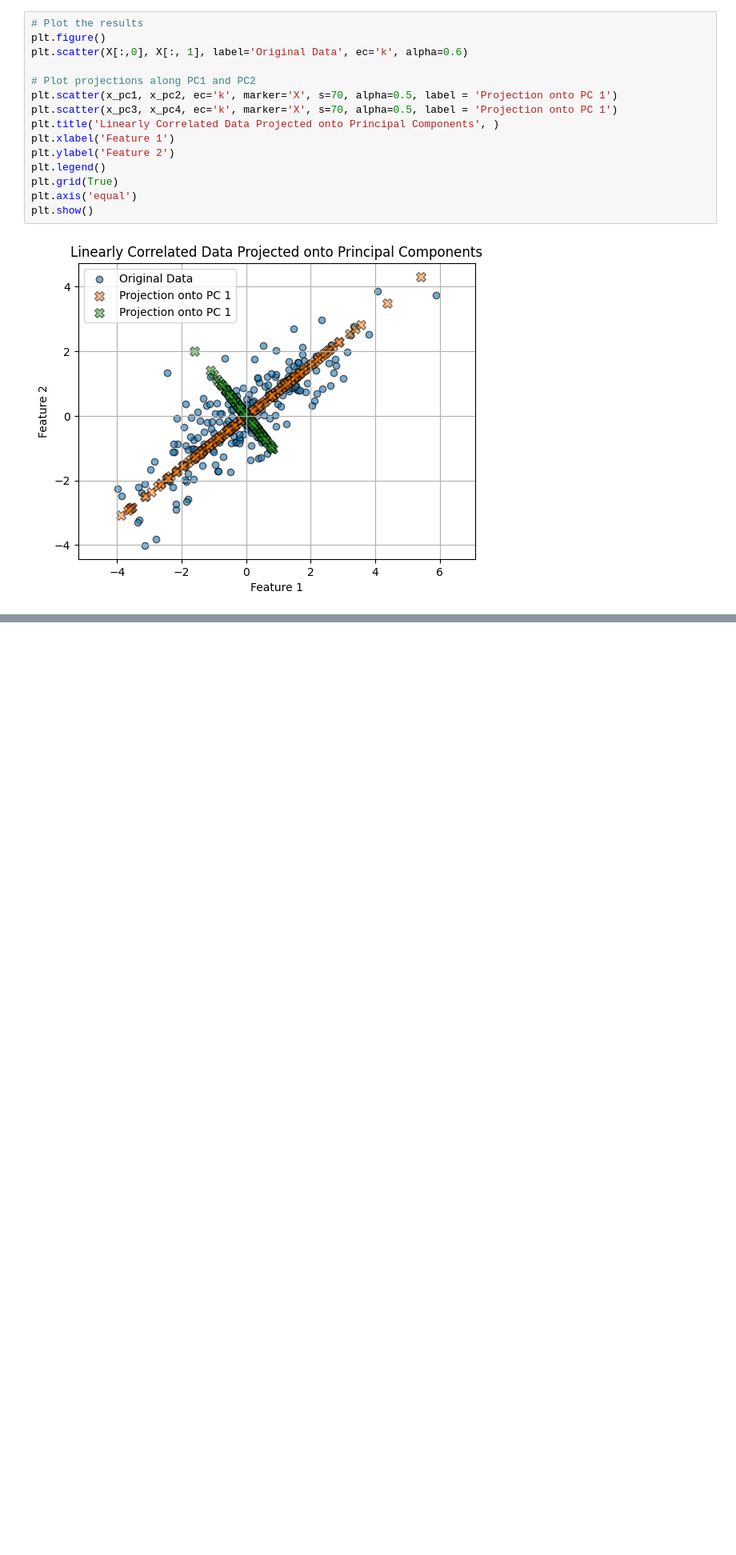
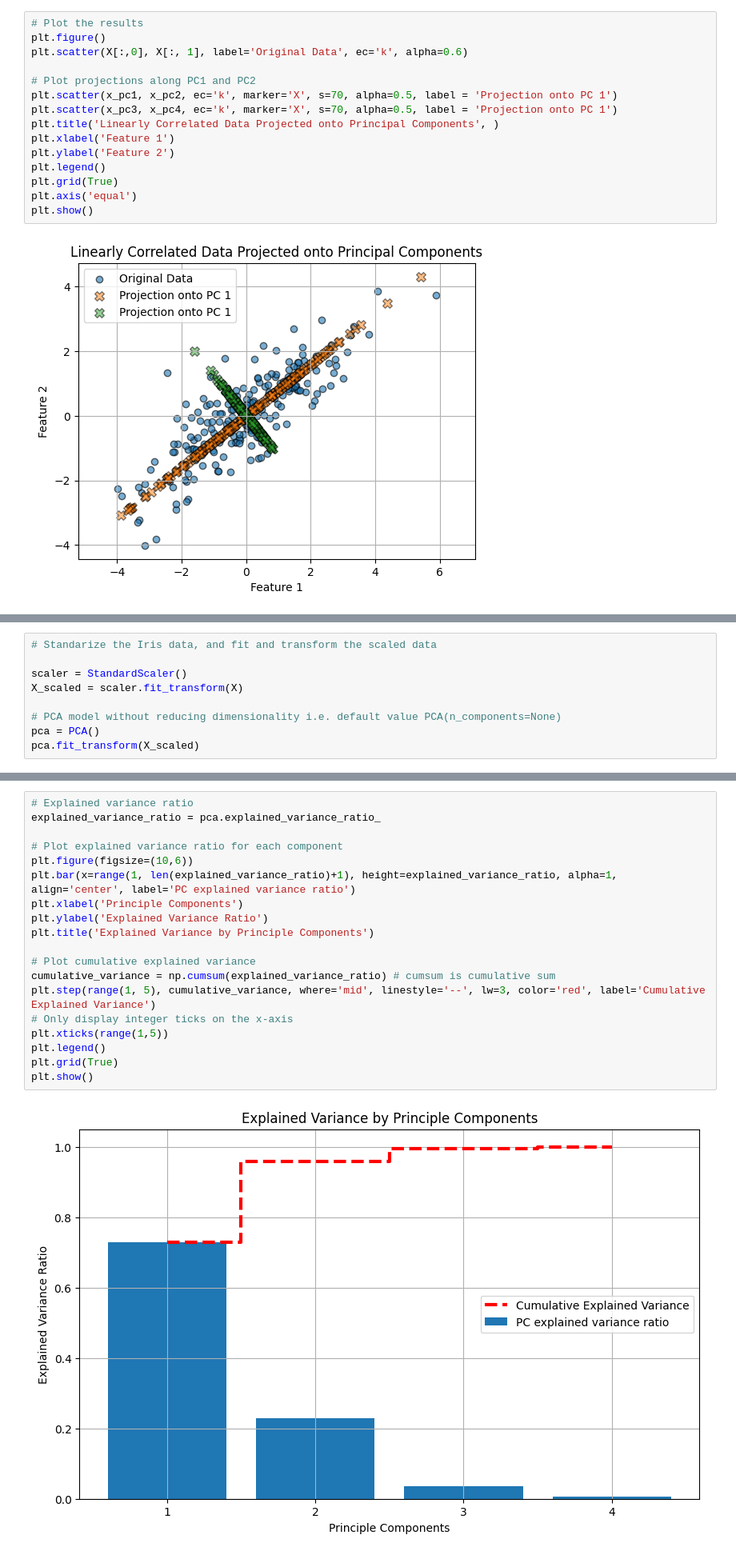
Before and after one commit to joneshshrestha/machine-learning-python, a Jupyter notebook: PCA/principle_component_analysis.ipynb, the cells around one changed output, grey strips where cells are left out. Shown at 80% size. Saved outputs shown, nothing was run; the diff lists cells and outputs as text; blank space fills up the shorter version.

```diff
--- a/PCA/principle_component_analysis.ipynb
+++ b/PCA/principle_component_analysis.ipynb
@@ -69,0 +106,9 @@ plt.show()
+# %%
+# Standarize the Iris data, and fit and transform the scaled data
+
+scaler = StandardScaler()
+X_scaled = scaler.fit_transform(X)
+
+# PCA model without reducing dimensionality i.e. default value PCA(n_components=None)
+pca = PCA()
+pca.fit_transform(X_scaled)
@@ -69,0 +133,21 @@ plt.show()
+# %%
+# Explained variance ratio
+explained_variance_ratio = pca.explained_variance_ratio_
+
+# Plot explained variance ratio for each component
+plt.figure(figsize=(10,6))
+plt.bar(x=range(1, len(explained_variance_ratio)+1), height=explained_variance_ratio, alpha=1, align='center', label='PC explained variance ratio')
+plt.xlabel('Principle Components')
+plt.ylabel('Explained Variance Ratio')
+plt.title('Explained Variance by Principle Components')
+
+# Plot cumulative explained variance
+cumulative_variance = np.cumsum(explained_variance_ratio) # cumsum is cumulative sum
+plt.step(range(1, 5), cumulative_variance, where='mid', linestyle='--', lw=3, color='red', label='Cumulative Explained Variance')
+# Only display integer ticks on the x-axis
+plt.xticks(range(1,5))
+plt.legend()
+plt.grid(True)
+plt.show()
+# %% [output]
+[figure, added]
```
Also changed, not shown: parts of 5 cells of this notebook.
